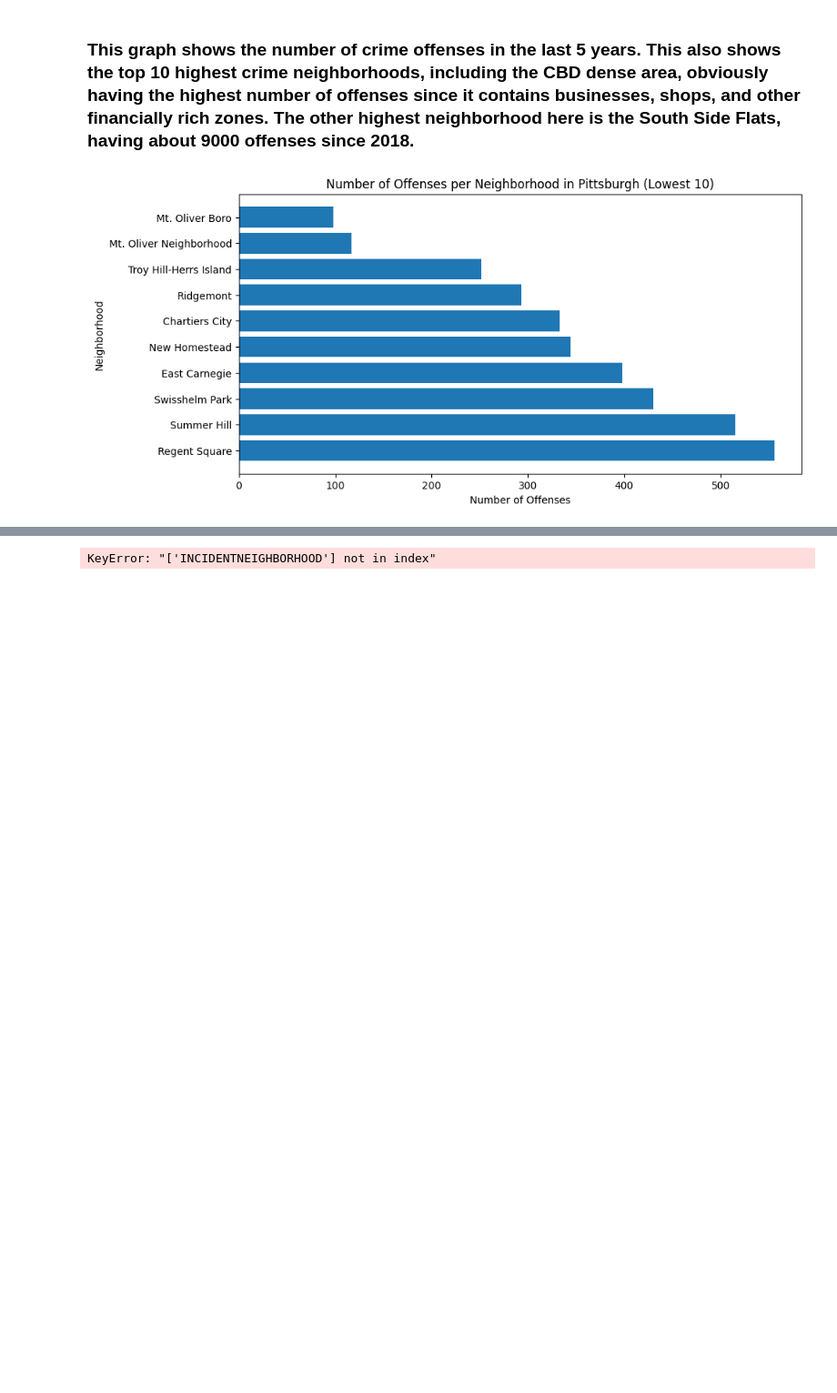
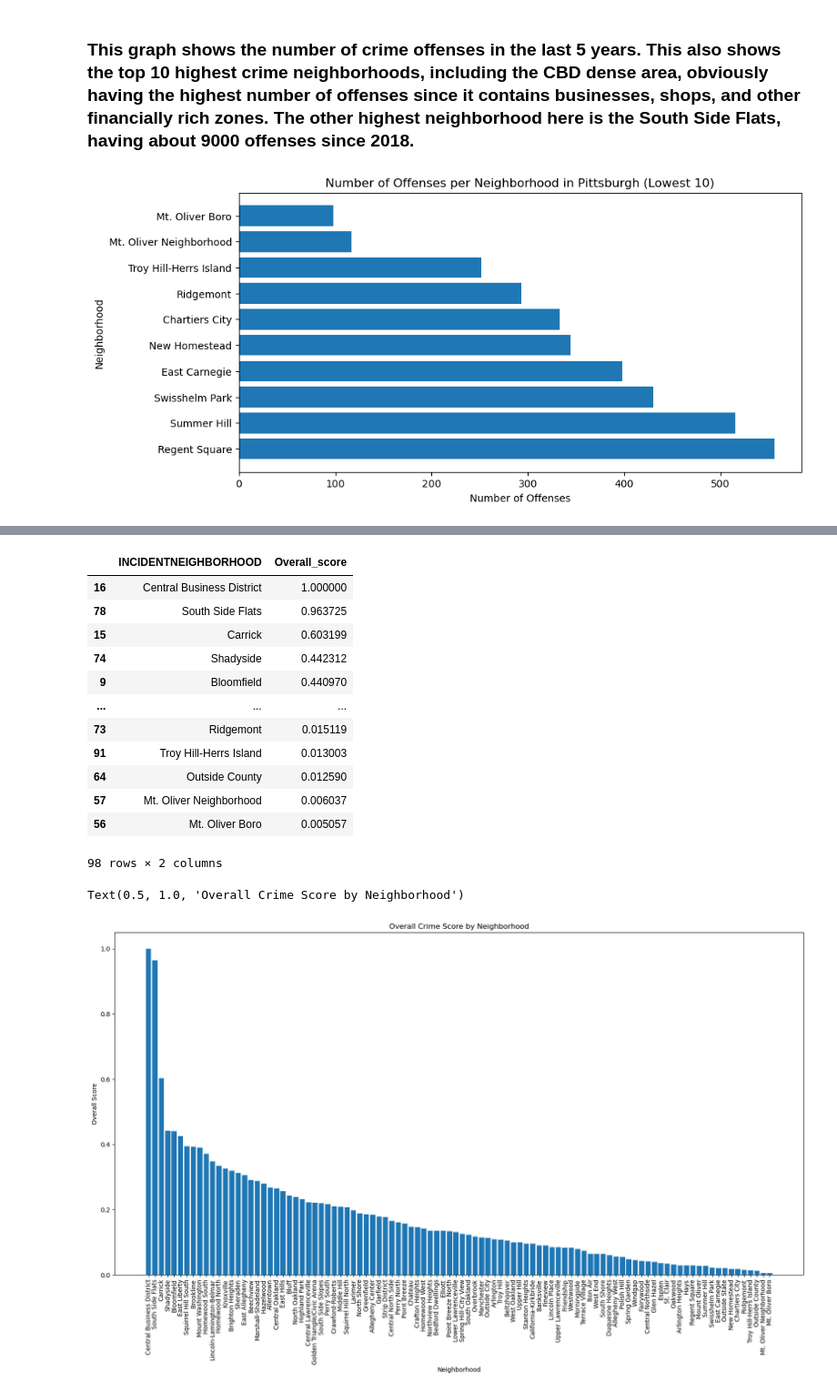
Before and after one commit to SalemZenati/BigIdeasFinalProject, a Jupyter notebook: crime /Crime_Metric.ipynb, the cells around one changed output, grey strips where cells are left out. Shown at 91% size. Drawn from its saved outputs; the diff is of its cells as text; code cells hidden in the pictures; blank space fills up the shorter version.

```diff
--- a/crime /Crime_Metric.ipynb
+++ b/crime /Crime_Metric.ipynb
@@ -112,34 +119,48 @@ plt.show()
 # %%
 import pandas as pd
 import matplotlib.pyplot as plt
 
 # Load the crime data
-crime_df = pd.read_csv('/workspaces/BigIdeasFinalProject/crime /CrimeReports.csv')
+crime_df = pd.read_csv('CrimeReports.csv')
 
 # Assuming 'INCIDENTNEIGHBORHOOD' and 'OFFENSES' are columns in your crime data
 crime_data = crime_df[['INCIDENTNEIGHBORHOOD', 'OFFENSES']]
 
 # Group the crime data by neighborhood and calculate total offenses
 grouped = crime_data.groupby('INCIDENTNEIGHBORHOOD').count()
-
 # Calculate the overall score (you can modify this formula as needed)
 grouped['Overall_score'] = (grouped['OFFENSES']/grouped['OFFENSES'].max())
 
 # Select only the required columns and sort by overall score
+grouped.reset_index(inplace=True)
 final_data = grouped[['INCIDENTNEIGHBORHOOD', 'Overall_score']].sort_values(by='Overall_score', ascending=False)
 
 # Export DataFrame to CSV in the root directory of the project
-final_data.to_csv('/workspaces/BigIdeasFinalProject/export_crime.csv')
+final_data.to_csv('../export_crime.csv')
 
 # Display the DataFrame
 display(final_data)
 
 # Plot the data
 plt.figure(figsize=(20,10))
 plt.bar(final_data['INCIDENTNEIGHBORHOOD'], final_data['Overall_score'])
 plt.xticks(rotation=90)
 plt.xlabel('Neighborhood')
 plt.ylabel('Overall Score')
 plt.title('Overall Crime Score by Neighborhood')
 # %% [output]
+|  | INCIDENTNEIGHBORHOOD | Overall_score |
+| 16 | Central Business District | 1.000000 |
+| 78 | South Side Flats | 0.963725 |
+| 15 | Carrick | 0.603199 |
+| 74 | Shadyside | 0.442312 |
+| 9 | Bloomfield | 0.440970 |
+| ... | ... | ... |
+| 73 | Ridgemont | 0.015119 |
+| 91 | Troy Hill-Herrs Island | 0.013003 |
+| 64 | Outside County | 0.012590 |
+| 57 | Mt. Oliver Neighborhood | 0.006037 |
+| 56 | Mt. Oliver Boro | 0.005057 |
-KeyError: "['INCIDENTNEIGHBORHOOD'] not in index"
+98 rows × 2 columns
+Text(0.5, 1.0, 'Overall Crime Score by Neighborhood')
+[figure, added]
```
Also changed, not shown: parts of 4 cells of this notebook, 2 other files.
